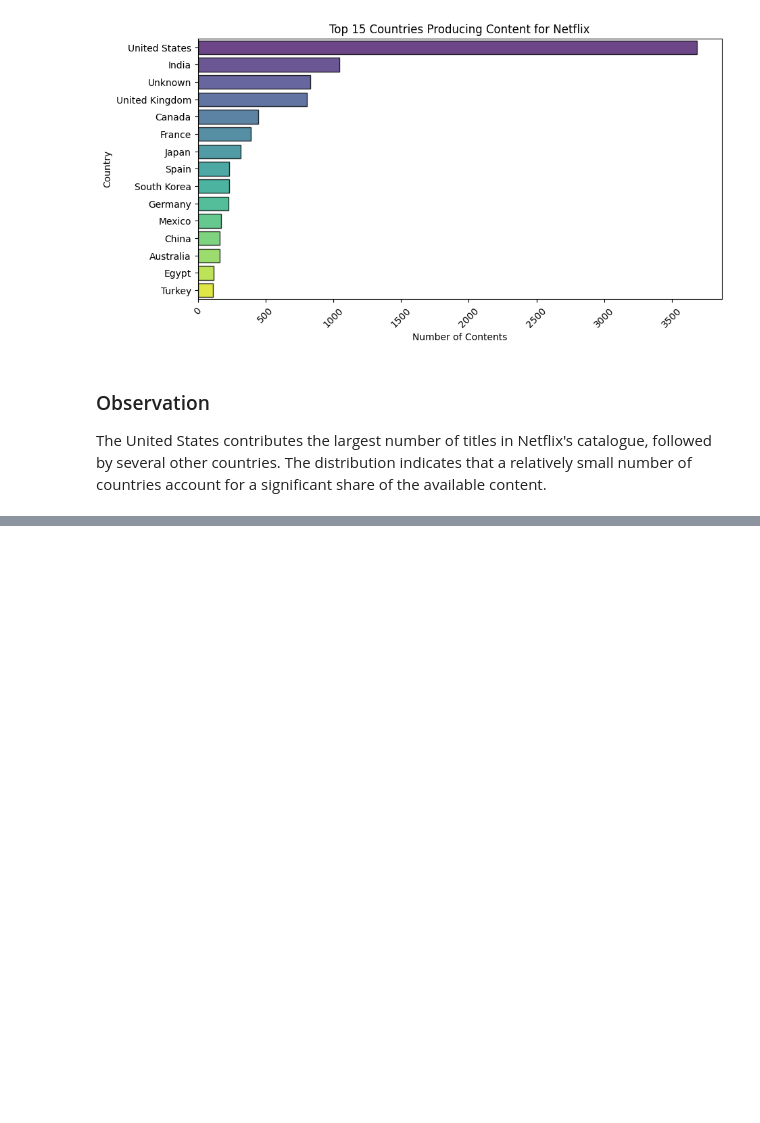
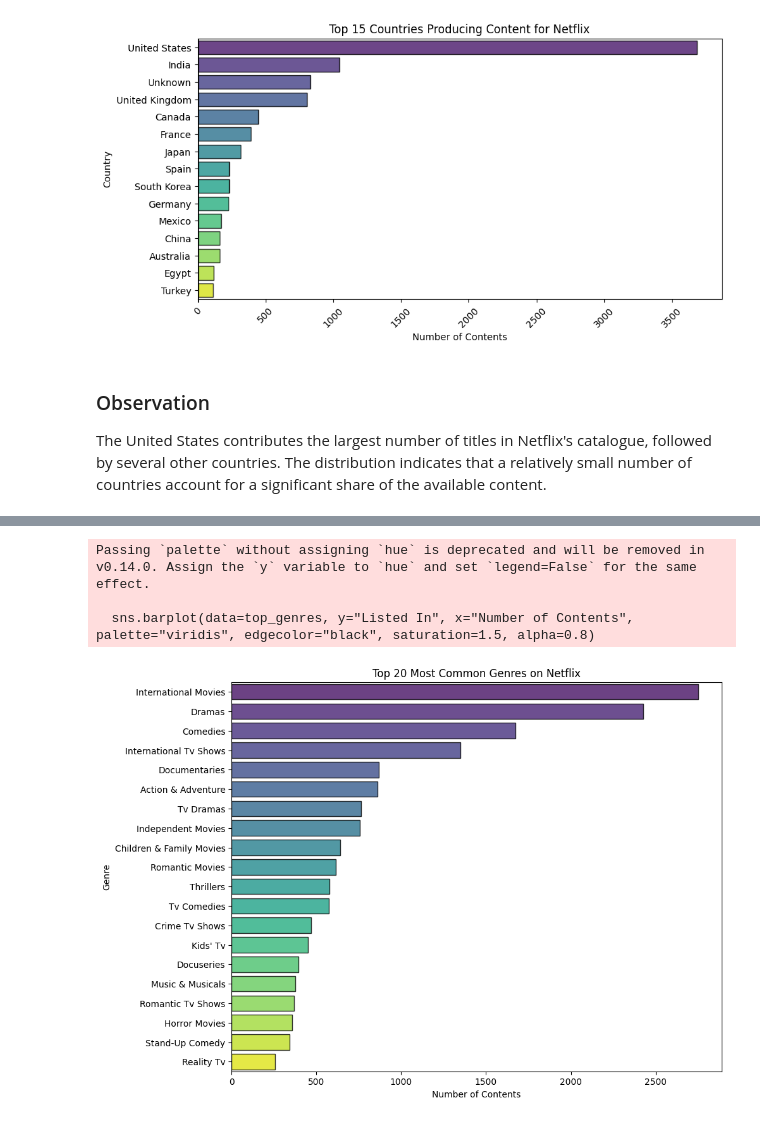
Before and after one commit to mertechcloud/Netflix-Content-Analytics, a Jupyter notebook: Notebooks/03_exploratory_data_analysis.ipynb, the cells around one changed output, grey strips where cells are left out. Cells and saved outputs as stored; diff of their text form; code cells hidden in the pictures; blank space fills up the shorter version.

```diff
--- a/Notebooks/03_exploratory_data_analysis.ipynb
+++ b/Notebooks/03_exploratory_data_analysis.ipynb
@@ -236,0 +273,5 @@ The United States contributes the largest number of titles in Netflix's catalogu
+# %%
+ # Business Question #5
+# What are the most common Genres on Netflix?
+genre_df=df.copy()
+genre_df["Listed In"].head()
@@ -236,0 +286,6 @@ The United States contributes the largest number of titles in Netflix's catalogu
+# %%
+# spliting the "Listed In" column into individual genres and exploding it to create a new row for each genre
+genre_df["Listed In"]= genre_df["Listed In"].str.split(",")
+genre_df= genre_df.explode("Listed In")
+genre_df["Listed In"]= genre_df["Listed In"].str.strip() # remove extra spaces
+genre_df["Listed In"].head()
@@ -236,0 +300,4 @@ The United States contributes the largest number of titles in Netflix's catalogu
+# %%
+# top 20 most common genres listed
+top_genres= genre_df["Listed In"].value_counts().head(20).reset_index(name="Number of Contents")
+top_genres
@@ -236,0 +322,13 @@ The United States contributes the largest number of titles in Netflix's catalogu
+# %%
+# plot the top 20 most common genres using a horizontal bar chart
+plt.figure(figsize=(10, 8))
+sns.barplot(data=top_genres, y="Listed In", x="Number of Contents", palette="viridis", edgecolor="black", saturation=1.5, alpha=0.8)
+plt.title("Top 20 Most Common Genres on Netflix")
+plt.xlabel("Number of Contents")
+plt.ylabel("Genre")
+plt.show()
+# %% [output]
+Passing `palette` without assigning `hue` is deprecated and will be removed in v0.14.0. Assign the `y` variable to `hue` and set `legend=False` for the same effect.
+
+  sns.barplot(data=top_genres, y="Listed In", x="Number of Contents", palette="viridis", edgecolor="black", saturation=1.5, alpha=0.8)
+[figure, added]
```
Also changed, not shown: parts of 8 cells of this notebook, 1 other file.
